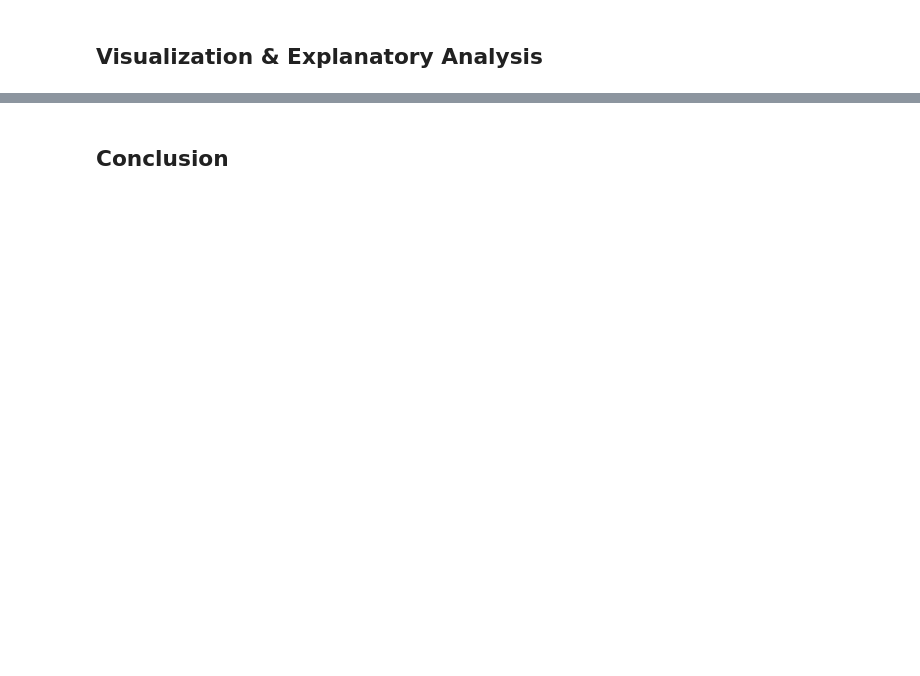
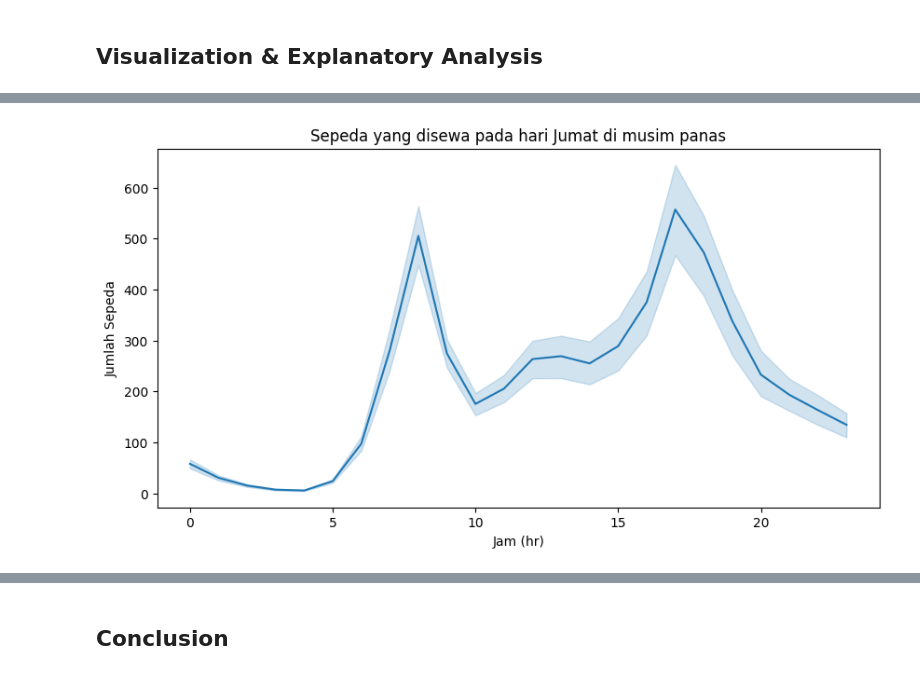
Before and after one commit to isnanramalia/dicoding-latihanDataMining, a Jupyter notebook: proyek_akhir/notebook.ipynb, the cells around one changed output, grey strips where cells are left out. Saved outputs shown, nothing was run; the diff lists cells and outputs as text; code cells hidden in the pictures; blank space fills up the shorter version.

```diff
--- a/proyek_akhir/notebook.ipynb
+++ b/proyek_akhir/notebook.ipynb
@@ -318,0 +379,10 @@ Name: instant, Length: 731, dtype: int64>
+# %%
+# visualisasi sepeda yang disewa pada hari Jumat di musim panas
+plt.figure(figsize=(10,5))
+sns.lineplot(data=all_data[(all_data['weekday_x'] == 5) & (all_data['season_x'] == 2)], x='hr', y='cnt_x')
+plt.title('Sepeda yang disewa pada hari Jumat di musim panas')
+plt.xlabel('Jam (hr)')
+plt.ylabel('Jumlah Sepeda')
+plt.show()
+# %% [output]
+[figure, added]
```
Also changed, not shown: parts of 22 cells of this notebook.
